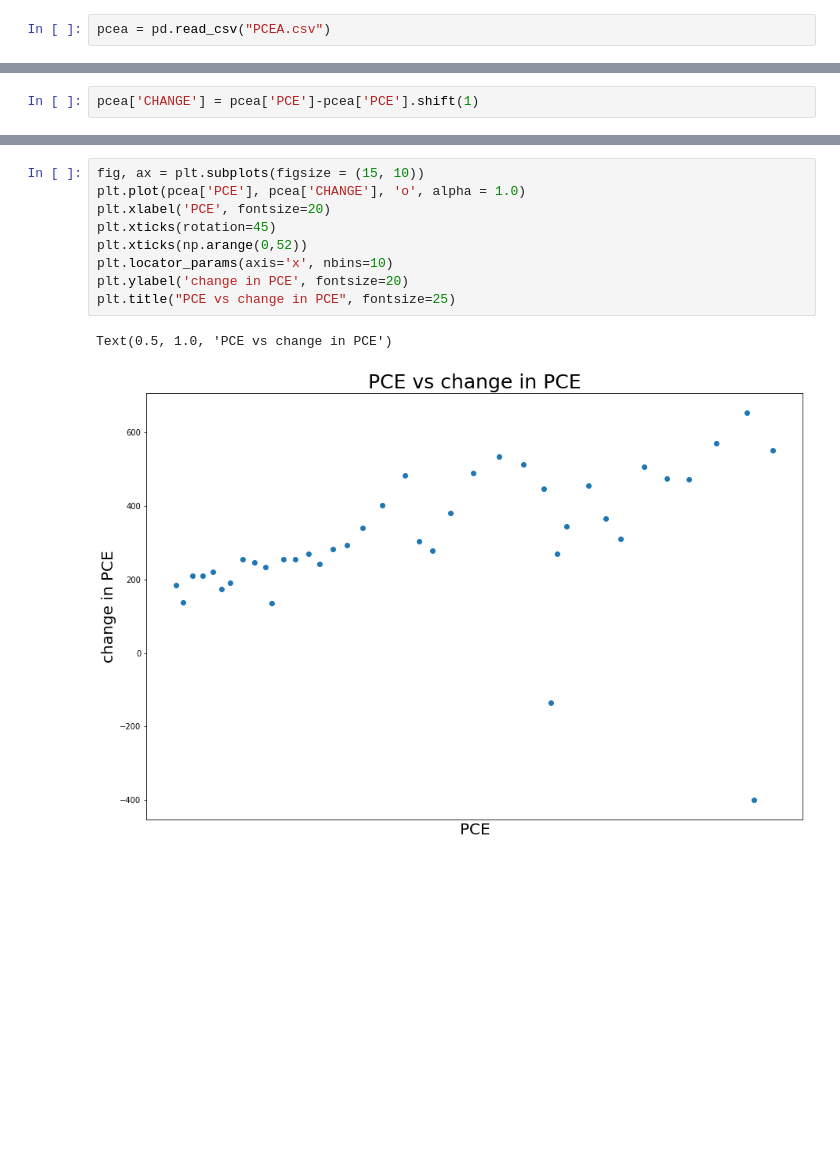
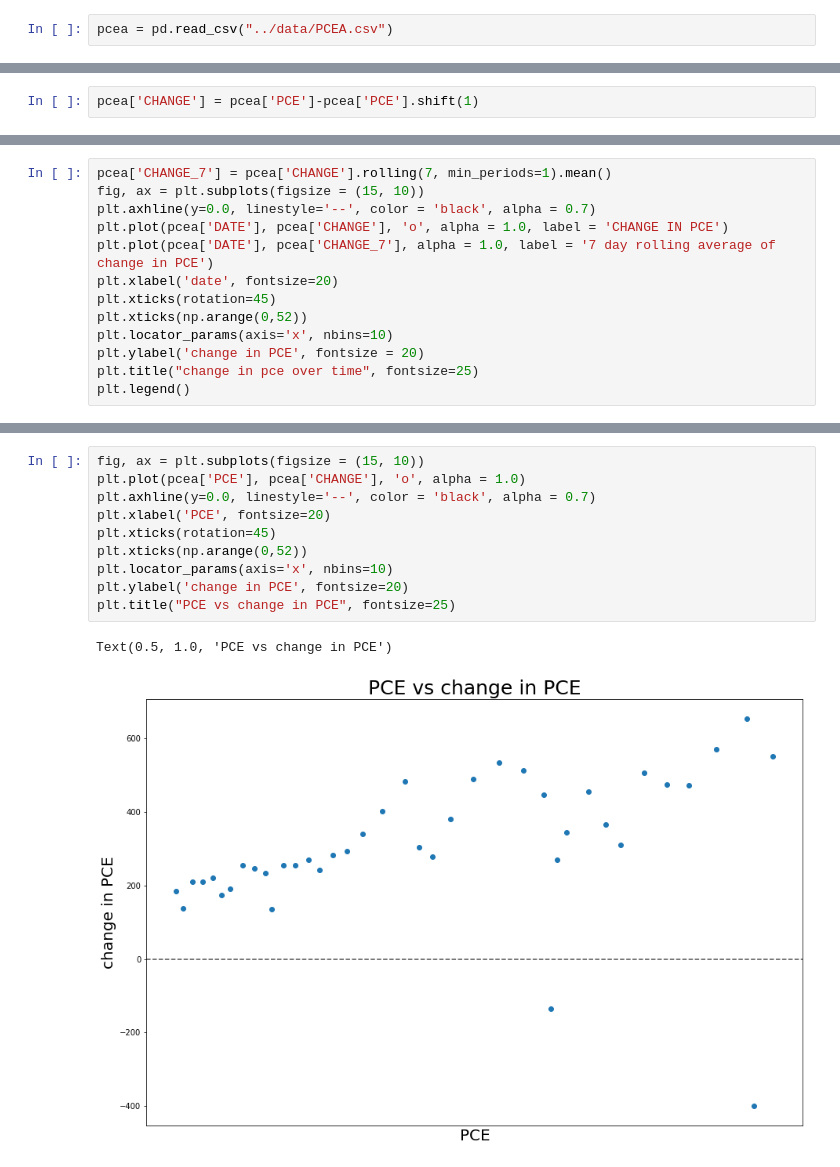
Before and after one commit to atreyarawat123/InflationVisualizations, a Jupyter notebook: code/PCEdatapracticeannual.ipynb, the cells around one changed output, grey strips where cells are left out. Saved outputs shown, nothing was run; the diff lists cells and outputs as text; blank space fills up the shorter version.

```diff
--- a/code/PCEdatapracticeannual.ipynb
+++ b/code/PCEdatapracticeannual.ipynb
@@ -3,7 +3,7 @@ import pandas as pd
 import numpy as np
 import matplotlib.pylab as plt
 # %%
-pcea = pd.read_csv("PCEA.csv")
+pcea = pd.read_csv("../data/PCEA.csv")
 # %%
 fig, ax = plt.subplots(figsize=(15, 10))
 plt.plot(pcea['DATE'], pcea['PCE'],'o', alpha = 1.0)
@@ -32,0 +34,13 @@ Text(0.5, 1.0, 'change in PCE over Time')
+# %%
+pcea['CHANGE_7'] = pcea['CHANGE'].rolling(7, min_periods=1).mean()
+fig, ax = plt.subplots(figsize = (15, 10))
+plt.axhline(y=0.0, linestyle='--', color = 'black', alpha = 0.7)
+plt.plot(pcea['DATE'], pcea['CHANGE'], 'o', alpha = 1.0, label = 'CHANGE IN PCE')
+plt.plot(pcea['DATE'], pcea['CHANGE_7'], alpha = 1.0, label = '7 day rolling average of change in PCE')
+plt.xlabel('date', fontsize=20)
+plt.xticks(rotation=45)
+plt.xticks(np.arange(0,52))
+plt.locator_params(axis='x', nbins=10)
+plt.ylabel('change in PCE', fontsize = 20)
+plt.title("change in pce over time", fontsize=25)
+plt.legend()
@@ -33,12 +50,13 @@ Text(0.5, 1.0, 'change in PCE over Time')
 # %%
 fig, ax = plt.subplots(figsize = (15, 10))
 plt.plot(pcea['PCE'], pcea['CHANGE'], 'o', alpha = 1.0)
+plt.axhline(y=0.0, linestyle='--', color = 'black', alpha = 0.7)
 plt.xlabel('PCE', fontsize=20)
 plt.xticks(rotation=45)
 plt.xticks(np.arange(0,52))
 plt.locator_params(axis='x', nbins=10)
 plt.ylabel('change in PCE', fontsize=20)
 plt.title("PCE vs change in PCE", fontsize=25)
 # %% [output]
 Text(0.5, 1.0, 'PCE vs change in PCE')
-[figure, old version]
+[figure, new version]
```
Also changed, not shown: parts of 2 cells of this notebook.
